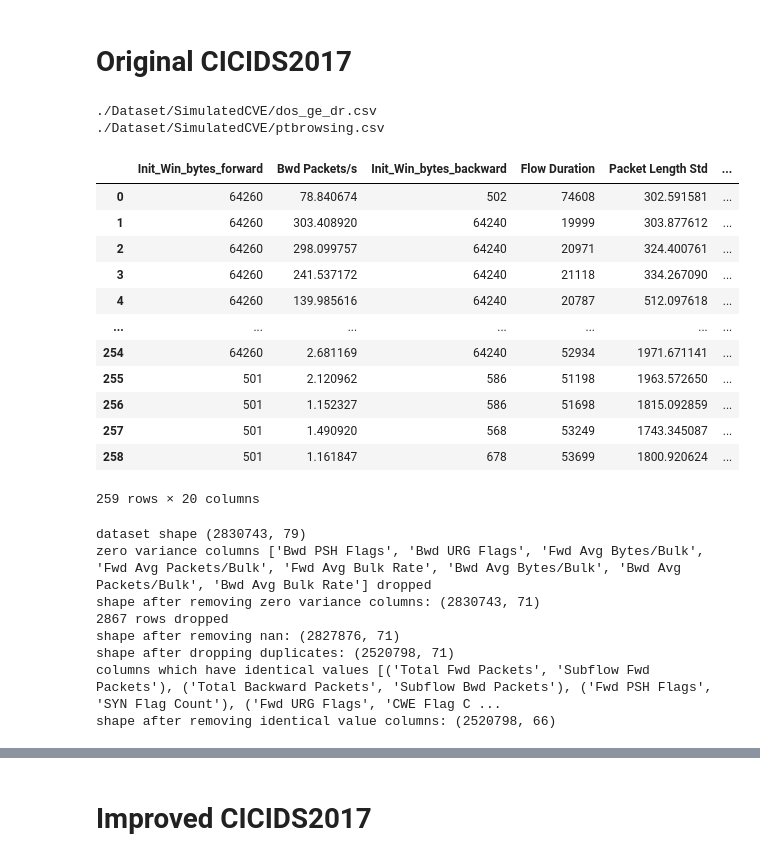
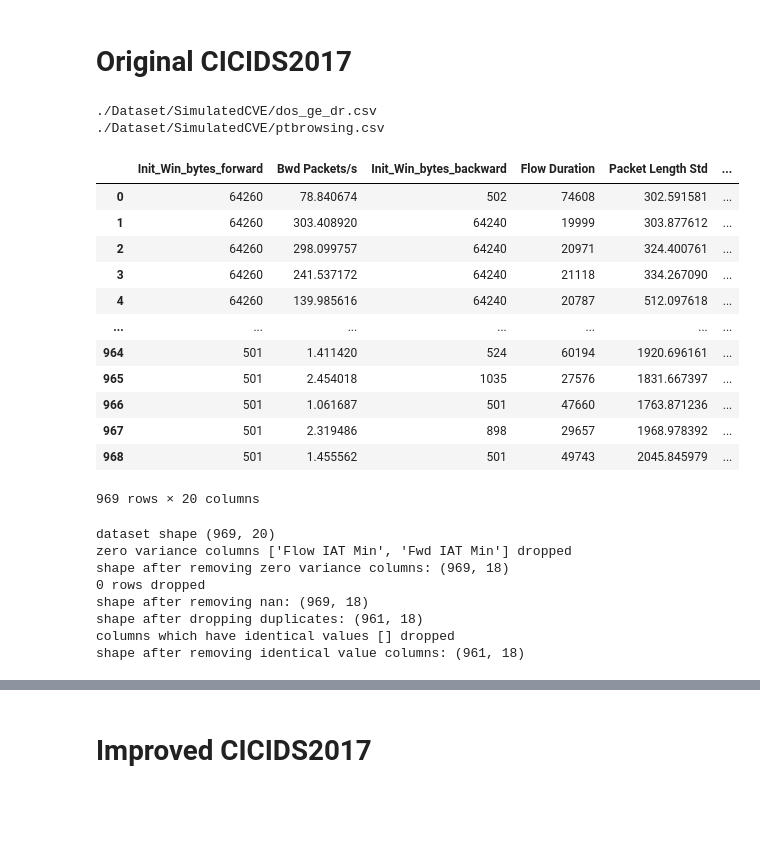
Before and after one commit to VincentSheh/Network_Anomaly, a Jupyter notebook: Flow_Analysis/Clustering-AnomalyDetection.ipynb, the cells around one changed output, grey strips where cells are left out. Drawn from its saved outputs; the diff is of its cells as text; code cells hidden in the pictures; blank space fills up the shorter version.

```diff
--- a/Flow_Analysis/Clustering-AnomalyDetection.ipynb
+++ b/Flow_Analysis/Clustering-AnomalyDetection.ipynb
@@ -39,40 +39,40 @@ from collections import Counter
 # %%
 def process_csv(filename, label):
   csv_df = pd.read_csv(filename)
-  csv_df['label'] = label
+  csv_df['Label'] = label
   print(filename)
   return csv_df
 # %%
 dataset_csv_path = './Dataset/SimulatedCVE'
 csv_file_names = ['dos_ge_dr.csv',
                   'ptbrowsing.csv',
                 #   'stream.csv'
                   #'dos_stream.csv',
 ]
 df_record = []
 for csv_file_name in csv_file_names:
     complete_path = os.path.join(dataset_csv_path, csv_file_name)
-    csv_df = process_csv(complete_path, csv_file_name)
+    csv_df = process_csv(complete_path, csv_file_name[:-4])
     df_record.append(csv_df)
 
 concatenated_df = pd.concat(df_record, ignore_index=True)
 concatenated_df
 # %% [output]
 ./Dataset/SimulatedCVE/dos_ge_dr.csv
 ./Dataset/SimulatedCVE/ptbrowsing.csv
 |  | Init_Win_bytes_forward | Bwd Packets/s | Init_Win_bytes_backward | Flow Duration | Packet Length Std | ... |
 | 0 | 64260 | 78.840674 | 502 | 74608 | 302.591581 | ... |
 | 1 | 64260 | 303.408920 | 64240 | 19999 | 303.877612 | ... |
 | 2 | 64260 | 298.099757 | 64240 | 20971 | 324.400761 | ... |
 | 3 | 64260 | 241.537172 | 64240 | 21118 | 334.267090 | ... |
 | 4 | 64260 | 139.985616 | 64240 | 20787 | 512.097618 | ... |
 | ... | ... | ... | ... | ... | ... | ... |
-| 254 | 64260 | 2.681169 | 64240 | 52934 | 1971.671141 | ... |
-| 255 | 501 | 2.120962 | 586 | 51198 | 1963.572650 | ... |
-| 256 | 501 | 1.152327 | 586 | 51698 | 1815.092859 | ... |
-| 257 | 501 | 1.490920 | 568 | 53249 | 1743.345087 | ... |
-| 258 | 501 | 1.161847 | 678 | 53699 | 1800.920624 | ... |
+| 964 | 501 | 1.411420 | 524 | 60194 | 1920.696161 | ... |
+| 965 | 501 | 2.454018 | 1035 | 27576 | 1831.667397 | ... |
+| 966 | 501 | 1.061687 | 501 | 47660 | 1763.871236 | ... |
+| 967 | 501 | 2.319486 | 898 | 29657 | 1968.978392 | ... |
+| 968 | 501 | 1.455562 | 501 | 49743 | 2045.845979 | ... |
-259 rows × 20 columns
+969 rows × 20 columns
 # %%
 def clean_df(df):
     # Remove the space before each feature names
@@ -108,16 +108,16 @@ def clean_df(df):
     print('columns which have identical values', column_pairs, 'dropped')
     print('shape after removing identical value columns:', df.shape)
     return df
-df = clean_df(df)
+df = clean_df(concatenated_df)
 # %% [output]
-dataset shape (2830743, 79)
-zero variance columns ['Bwd PSH Flags', 'Bwd URG Flags', 'Fwd Avg Bytes/Bulk', 'Fwd Avg Packets/Bulk', 'Fwd Avg Bulk Rate', 'Bwd Avg Bytes/Bulk', 'Bwd Avg Packets/Bulk', 'Bwd Avg Bulk Rate'] dropped
-shape after removing zero variance columns: (2830743, 71)
-2867 rows dropped
-shape after removing nan: (2827876, 71)
-shape after dropping duplicates: (2520798, 71)
-columns which have identical values [('Total Fwd Packets', 'Subflow Fwd Packets'), ('Total Backward Packets', 'Subflow Bwd Packets'), ('Fwd PSH Flags', 'SYN Flag Count'), ('Fwd URG Flags', 'CWE Flag C ...
-shape after removing identical value columns: (2520798, 66)
+dataset shape (969, 20)
+zero variance columns ['Flow IAT Min', 'Fwd IAT Min'] dropped
+shape after removing zero variance columns: (969, 18)
+0 rows dropped
+shape after removing nan: (969, 18)
+shape after dropping duplicates: (961, 18)
+columns which have identical values [] dropped
+shape after removing identical value columns: (961, 18)
 # %%
 df['Label'].value_counts()
 # %% [output]
```
Also changed, not shown: parts of 5 cells of this notebook.
